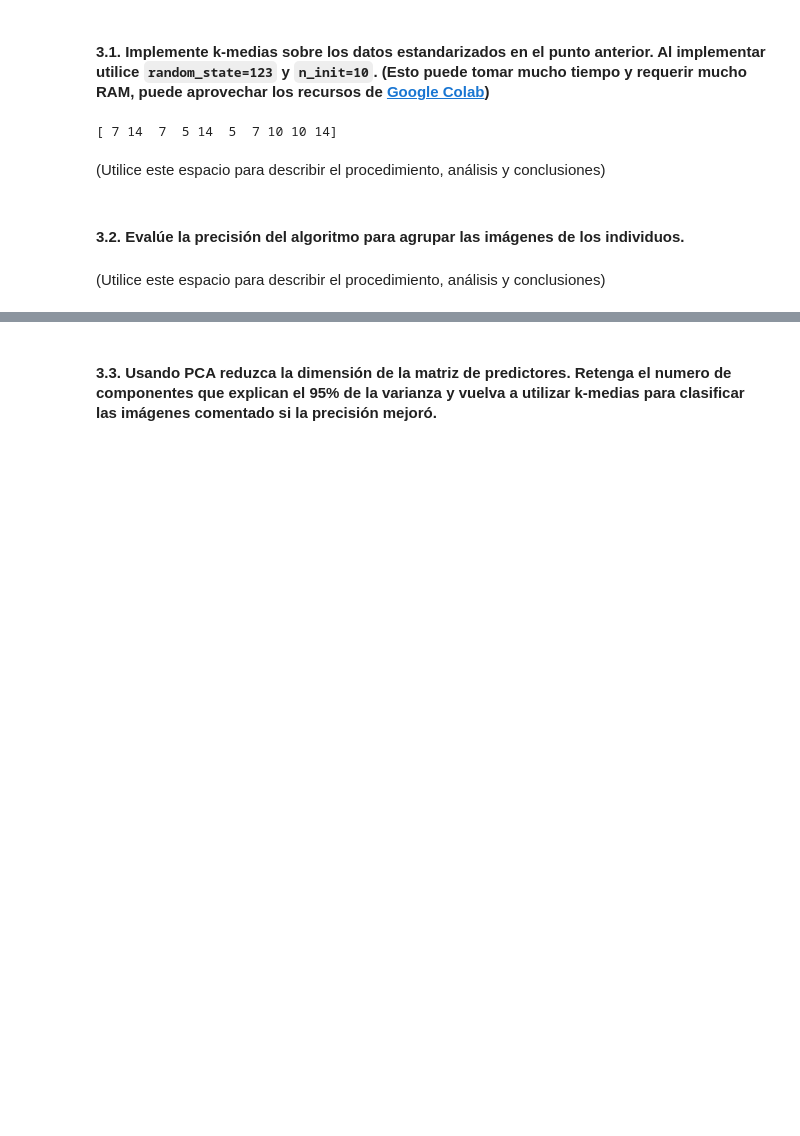
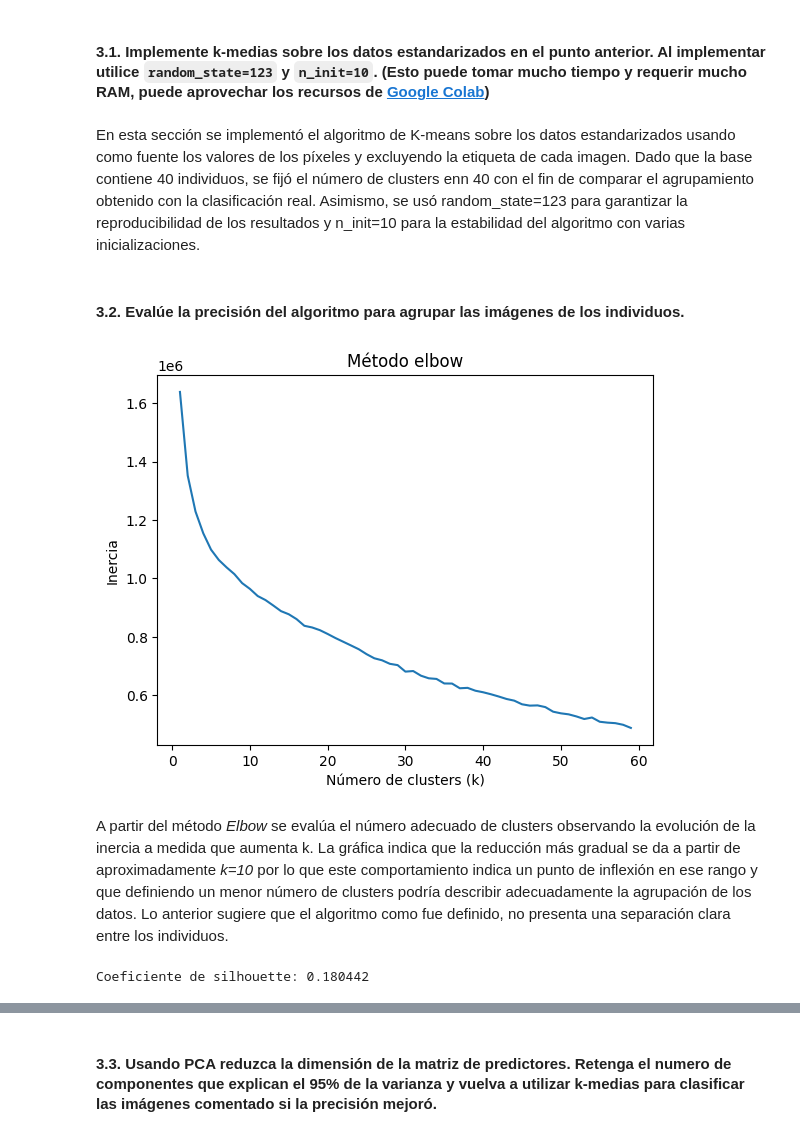
Before and after one commit to camto-24/Taller-2-Aprendizaje-no-supervisado, a Jupyter notebook: S3_Taller_Kmeans_Kmedoids.ipynb, the cells around one changed output, grey strips where cells are left out. Drawn from its saved outputs; the diff is of its cells as text; code cells hidden in the pictures; blank space fills up the shorter version.

```diff
--- a/S3_Taller_Kmeans_Kmedoids.ipynb
+++ b/S3_Taller_Kmeans_Kmedoids.ipynb
@@ -143,16 +143,38 @@ kmeans.fit(X)
 
 # Etiquetas asignadas por el algoritmo
 clusters_kmeans = kmeans.labels_
-
-# Ver las primeras asignaciones
-print(clusters_kmeans[:10])
-# %% [output]
-[ 7 14  7  5 14  5  7 10 10 14]
 # %% [markdown]
-(Utilice este espacio para describir el procedimiento, análisis y conclusiones)
+En esta sección se implementó el algoritmo de K-means sobre los datos estandarizados usando como fuente los valores de los píxeles y excluyendo la etiqueta de cada imagen. Dado que la base contiene 40 individuos, se fijó el número de clusters enn 40 con el fin de comparar el agrupamiento obtenido con la clasificación real. Asimismo, se usó random_state=123 para garantizar la reproducibilidad de los resultados y n_init=10 para la estabilidad del algoritmo con varias inicializaciones.
 # %% [markdown]
 #### 3.2. Evalúe la precisión del algoritmo para agrupar las imágenes de los individuos.
 # %%
-# Utilice este espacio para escribir el código.
+#Usando el método Elbow
+inertia = []
+K_range = range(1,60)
+
+for k in K_range:
+  kmeans = KMeans(n_clusters=k, random_state=123, n_init=10)
+  kmeans.fit(X)
+  inertia.append(kmeans.inertia_)
+
+#Graficamos
+plt.plot(K_range, inertia)
+plt.xlabel("Número de clusters (k)")
+plt.ylabel("Inercia")
+plt.title("Método elbow")
+plt.show()
+# %% [output]
+[figure, added]
 # %% [markdown]
-(Utilice este espacio para describir el procedimiento, análisis y conclusiones)
+A partir del método *Elbow* se evalúa el número adecuado de clusters observando la evolución de la inercia a medida que aumenta k. La gráfica indica que la reducción más gradual se da a partir de aproximadamente *k=10* por lo que este comportamiento indica un punto de inflexión en ese rango y que definiendo un menor número de clusters podría describir adecuadamente la agrupación de los datos. Lo anterior sugiere que el algoritmo como fue definido, no presenta una separación clara entre los individuos.
+# %%
+#Usando el método coeficiente de Silhouette
+from sklearn.metrics import silhouette_score
+
+labels = kmeans.fit_predict(X)
+sil_score = silhouette_score(X, labels)
+
+#Mostrar el coeficiente
+print("Coeficiente de silhouette:", sil_score)
+# %% [output]
+Coeficiente de silhouette: 0.180442
```
Also changed, not shown: parts of 3 cells of this notebook.
